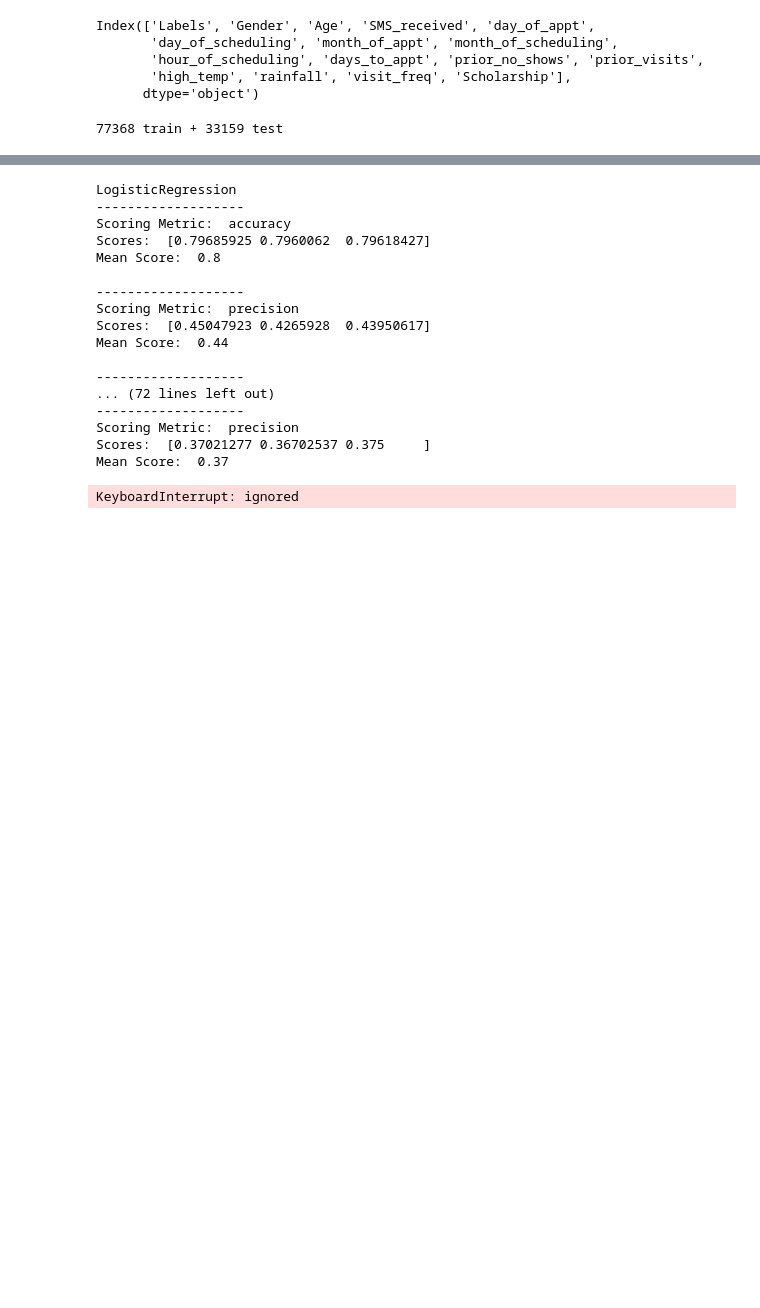
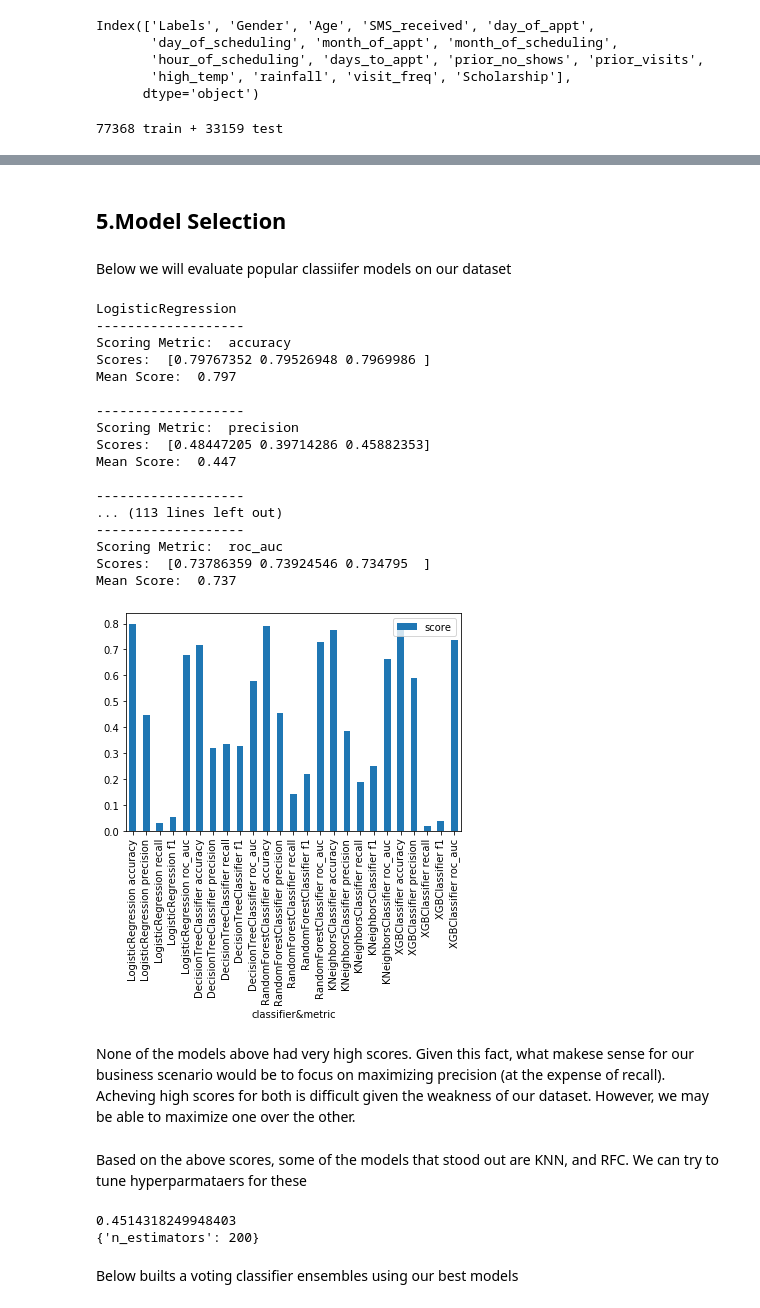
Before and after one commit to cooldude679/3253Team4, a Jupyter notebook: team4_final_project.ipynb, the cells around one changed output, grey strips where cells are left out. Saved outputs shown, nothing was run; the diff lists cells and outputs as text; code cells hidden in the pictures; blank space fills up the shorter version.

```diff
--- a/team4_final_project.ipynb
+++ b/team4_final_project.ipynb
@@ -509,48 +507,91 @@ test_features_prepared.shape
+# %% [markdown]
+## 5.Model Selection
+# %% [markdown]
+Below we will evaluate popular classiifer models on our dataset
 # %%
 # This Function Runs Several Classifiers on Training Data with 3 cv-folds, Prints Out "metric" score of each Model
-metrics=['accuracy', 'precision', 'recall', 'f1', 'roc_auc']
+metrics=['accuracy', 'precision', 'recall','roc_auc']
 def testClassifiers(train_features,train_labels,metrics=[]):
     LOG=LogisticRegression()
     DTC=DecisionTreeClassifier()
     RFC=RandomForestClassifier(n_estimators=100)
     KNN=KNeighborsClassifier()
     SGD=SGDClassifier()
-    SVC_CLF = SVC(kernel="rbf") #This runs very slow!
+    SVC_CLF = SVC(kernel="rbf")
     XGB=XGBClassifier()
 
     classifier_list = [LOG,DTC,RFC,KNN,XGB]
 
+    score_list=[]
     for c in classifier_list:
         print(type(c).__name__)
         for m in metrics:
             #can use cross_validate with multiple scores insteadto make this run faster
             cv_results = cross_val_score(c,train_features_prepared,train_labels_prepared,cv=3,scoring=m)
+            score_list.append([type(c).__name__ + ' '+ m,np.mean(cv_results)])
             print('-------------------')
             print('Scoring Metric: ', m)
             print('Scores: ',cv_results)
-            print('Mean Score: ',np.round(np.mean(cv_results),2))
+            print('Mean Score: ',np.round(np.mean(cv_results),3))
             print('')
+
+    scores=pd.DataFrame(score_list,columns=['classifier&metric','score'])
+    scores.plot(kind='bar',x='classifier&metric',y=['score'])
 # %%
-testClassifiers(train_features,train_labels, ['accuracy', 'precision', 'recall', 'f1', 'roc_auc'])
+testClassifiers(train_features_prepared,train_labels, ['accuracy', 'precision', 'recall', 'f1', 'roc_auc'])
 # %% [output]
 LogisticRegression
 -------------------
 Scoring Metric:  accuracy
-Scores:  [0.79685925 0.7960062  0.79618427]
-Mean Score:  0.8
+Scores:  [0.79767352 0.79526948 0.7969986 ]
+Mean Score:  0.797
 
 -------------------
 Scoring Metric:  precision
-Scores:  [0.45047923 0.4265928  0.43950617]
-Mean Score:  0.44
+Scores:  [0.48447205 0.39714286 0.45882353]
+Mean Score:  0.447
 
 -------------------
-... (72 lines left out)
+... (113 lines left out)
 -------------------
-Scoring Metric:  precision
-Scores:  [0.37021277 0.36702537 0.375     ]
-Mean Score:  0.37
+Scoring Metric:  roc_auc
+Scores:  [0.73786359 0.73924546 0.734795  ]
+Mean Score:  0.737
-KeyboardInterrupt: ignored
+[figure, added]
+# %% [markdown]
+None of the models above had very high scores. Given this fact, what makese sense for our business scenario would be to focus on maximizing precision (at the expense of recall). Acheving high scores for both is difficult given the weakness of our dataset. However, we may be able to maximize one over the other.
+# %% [markdown]
+Based on the above scores, some of the models that stood out are KNN, and RFC. We can try to tune hyperparmataers for these
+# %%
+#grid search
+from sklearn.model_selection import GridSearchCV
+
+param_grid_RFC = { 'n_estimators' : [10,100,200]}
+
+param_grid_KNN = { 'n_neighbors' : [2,10,40,50,60]}
+
+
+#Random Forests
+
+cv = GridSearchCV(estimator=RandomForestClassifier(), param_grid=param_grid_RFC, cv= 3,
+                      scoring='precision')
+cv_results=cv.fit(train_features_prepared,train_labels_prepared)
+print(cv_results.best_score_)
+print(cv_results.best_params_)
+
+
+#KNN
+cv = GridSearchCV(estimator=KNeighborsClassifier(), param_grid=param_grid_KNN, cv= 3,
+                      scoring='precision')
+cv_results=cv.fit(train_features_prepared,train_labels_prepared)
+
+print(cv_results.best_score_)
+print(cv_results.best_params_)
+# %% [output]
+0.4514318249948403
+{'n_estimators': 200}
+# %% [markdown]
+Below builts a voting classifier ensembles using our best models
 # %%
 
 #all models
```
Also changed, not shown: parts of 26 cells of this notebook.
